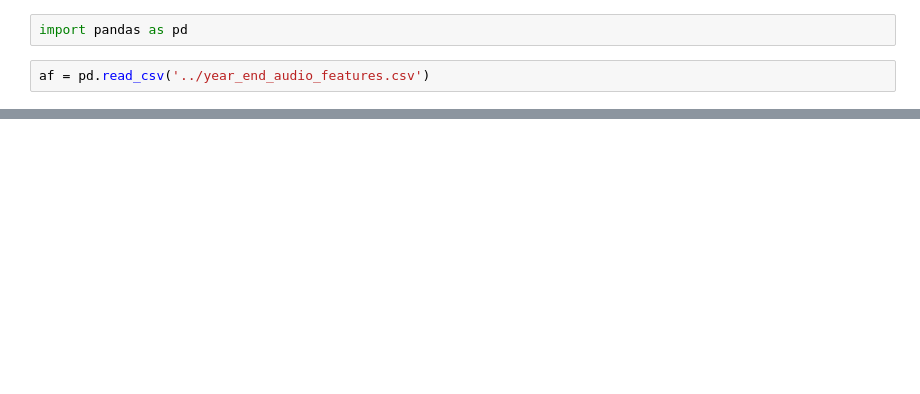
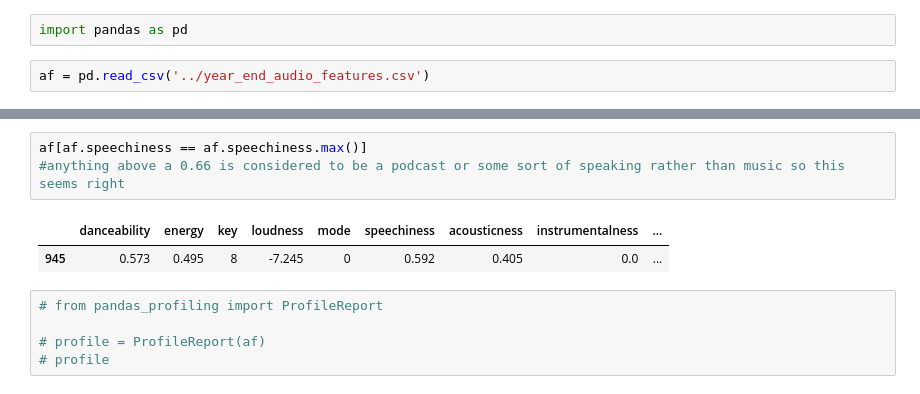
Before and after one commit to zylstraa/capstone, a Jupyter notebook: notebooks/year-end_audio_features.ipynb, the cells around one changed output, grey strips where cells are left out. Drawn from its saved outputs; the diff is of its cells as text; blank space fills up the shorter version.

```diff
--- a/notebooks/year-end_audio_features.ipynb
+++ b/notebooks/year-end_audio_features.ipynb
@@ -20,0 +32,11 @@ af
+# %%
+af[af.speechiness == af.speechiness.max()]
+#anything above a 0.66 is considered to be a podcast or some sort of speaking rather than music so this seems right
+# %% [output]
+|  | danceability | energy | key | loudness | mode | speechiness | acousticness | instrumentalness | ... |
+| 945 | 0.573 | 0.495 | 8 | -7.245 | 0 | 0.592 | 0.405 | 0.0 | ... |
+# %%
+# from pandas_profiling import ProfileReport
+
+# profile = ProfileReport(af)
+# profile
```
Also changed, not shown: parts of 16 cells of this notebook.
